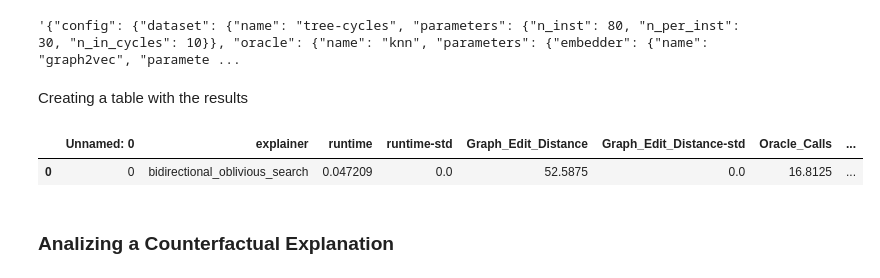
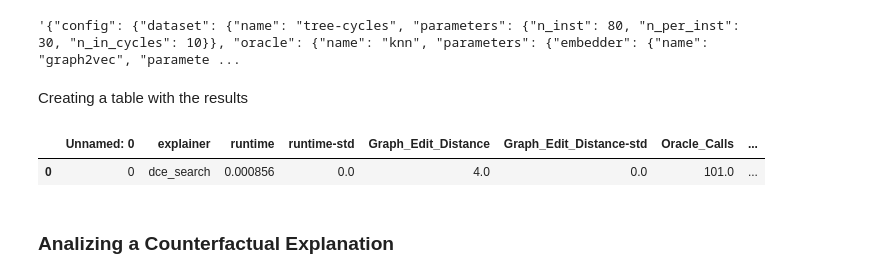
Before and after one commit to MarioTheOne/GRETEL, a Jupyter notebook: examples/5-visualizing_explanations.ipynb, the cells around one changed output. Cells and saved outputs as stored; diff of their text form; code cells hidden in the pictures.

```diff
--- a/examples/5-visualizing_explanations.ipynb
+++ b/examples/5-visualizing_explanations.ipynb
@@ -13,10 +13,10 @@ module_path
 # %%
 from src.evaluation.evaluator_manager import EvaluatorManager
 
-config_file_path = module_path + '/examples/config/config_tree-cycles_knn_obs.json'
-output_file_path = module_path + '/output/knn_k-5_fit_on-tree-cycles_instances-80_nodes_per_inst-30_nodes_in_cycles-10/Oblivious_Bidirectional_Search/results_run-0.json'
-output_folder = module_path + '/output/'
-stats_folder = module_path + '/stats/'
+config_file_path = module_path + '/examples/config/config_trisqr_trisqr_custom_oracle_dce.json'
+output_file_path = module_path + '/examples/output/triangles_squares_custom_oracle/DCESearchExplainer/results_run-0.json'
+output_folder = module_path + '/examples/output/'
+stats_folder = module_path + '/examples/stats/'
 
 # Verifying that the paths are valid
 (os.path.isfile(config_file_path), os.path.isfile(output_file_path), os.path.isdir(output_folder), os.path.isdir(stats_folder))
@@ -50,17 +47,17 @@ Creating a table with the results
 # %%
 from src.data_analysis.data_analyzer import DataAnalyzer
 import pandas as pd
 
 dtan = DataAnalyzer(output_folder, stats_folder)
 dtan.aggregate_data()
 dtan.aggregate_runs()
 dtan.create_tables_by_oracle_dataset()
 
-results_table = pd.read_csv(stats_folder + 'tree-cycles-knn.csv')
+results_table = pd.read_csv(stats_folder + 'squares-triangles-trisqr_custom_oracle.csv')
 results_table
 # %% [output]
 |  | Unnamed: 0 | explainer | runtime | runtime-std | Graph_Edit_Distance | Graph_Edit_Distance-std | Oracle_Calls | ... |
-| 0 | 0 | bidirectional_oblivious_search | 0.047209 | 0.0 | 52.5875 | 0.0 | 16.8125 | ... |
+| 0 | 0 | dce_search | 0.000856 | 0.0 | 4.0 | 0.0 | 101.0 | ... |
 # %% [markdown]
 ### Analizing a Counterfactual Explanation
 # %%
```
Also changed, not shown: parts of 5 cells of this notebook, 18 other files.
